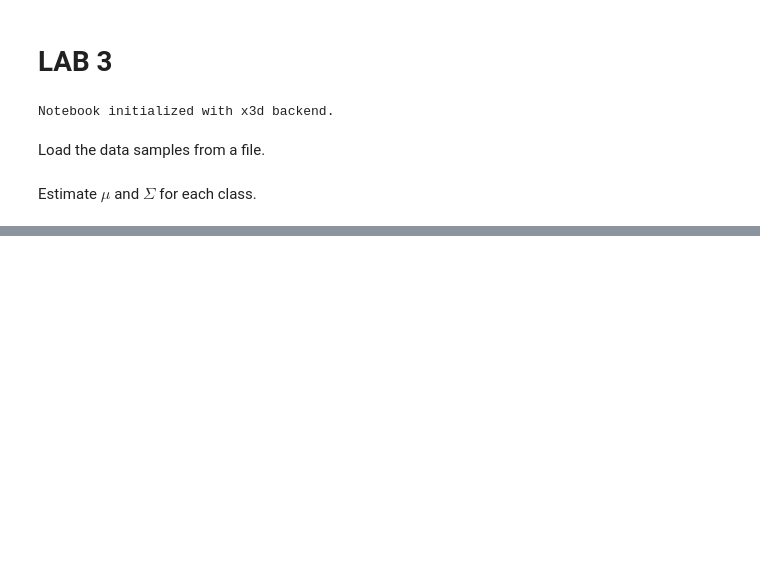
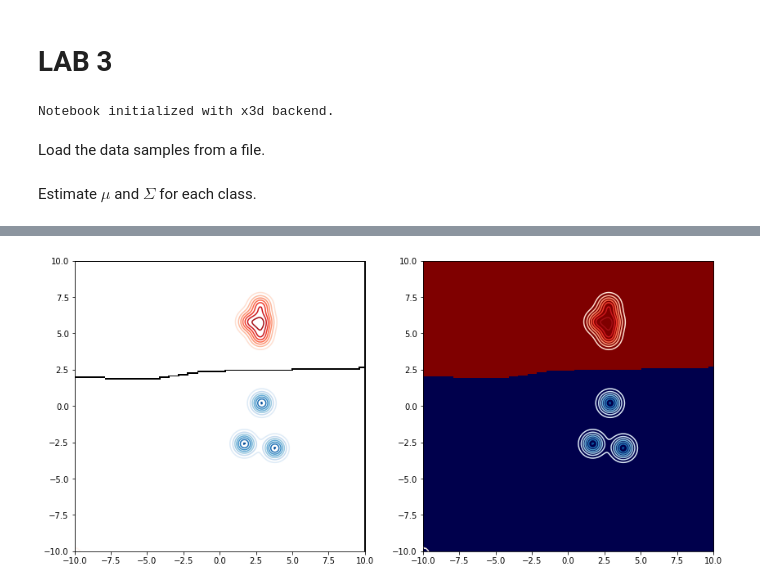
Before and after one commit to teobouvard/study, a Jupyter notebook: 4-UiS/machine-learning/assignments/lab3/labsol.ipynb, the cells around one changed output, grey strips where cells are left out. Cells and saved outputs as stored; diff of their text form; code cells hidden in the pictures; blank space fills up the shorter version.

Commit message:
Add parzen and knn classifier

```diff
--- a/4-UiS/machine-learning/assignments/lab3/labsol.ipynb
+++ b/4-UiS/machine-learning/assignments/lab3/labsol.ipynb
@@ -39,0 +43,4 @@ plot_regions(dist_1, dist_2)
+# %%
+dist1_parzen = parzen(samples_1.T, h1=0.5)
+dist2_parzen = parzen(samples_2.T, h1=0.5)
+plot_3d(dist1_parzen[2], dist2_parzen[2], 'parzen_3d_half.png')
@@ -39,0 +49,4 @@ plot_regions(dist_1, dist_2)
+# %%
+plot_regions(dist1_parzen, dist2_parzen)
+# %% [output]
+[figure, added]
```
Also changed, not shown: parts of 11 cells of this notebook, 2 other files.
